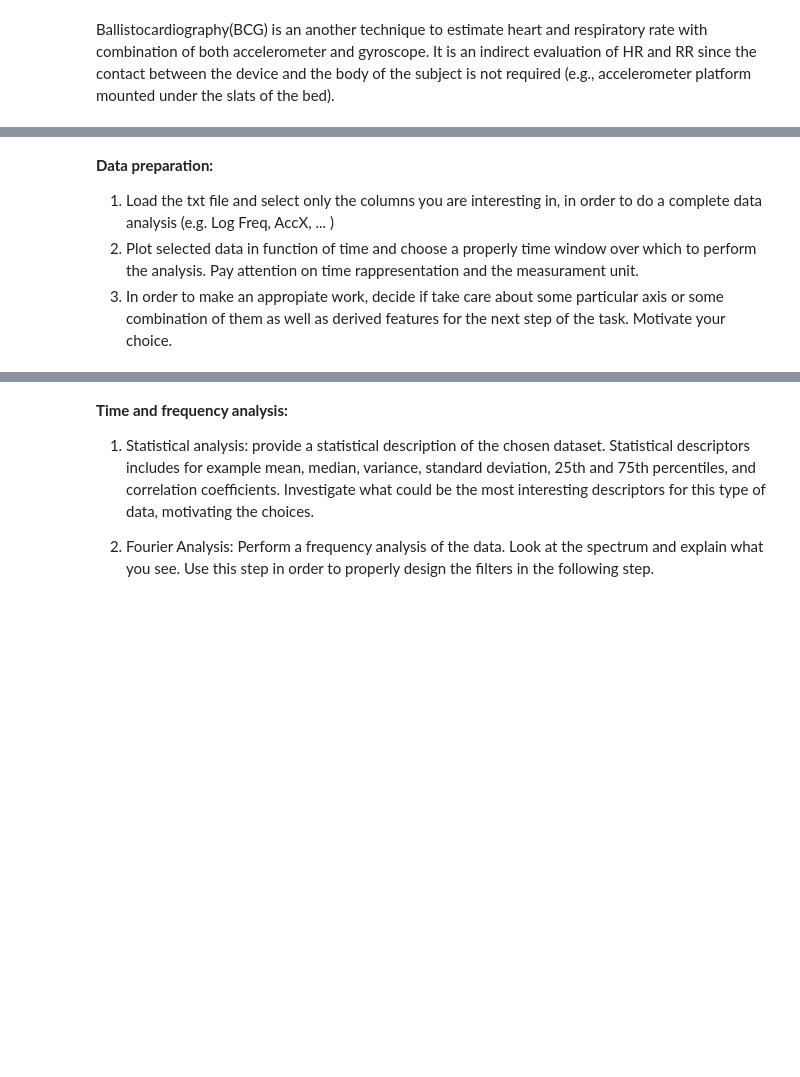
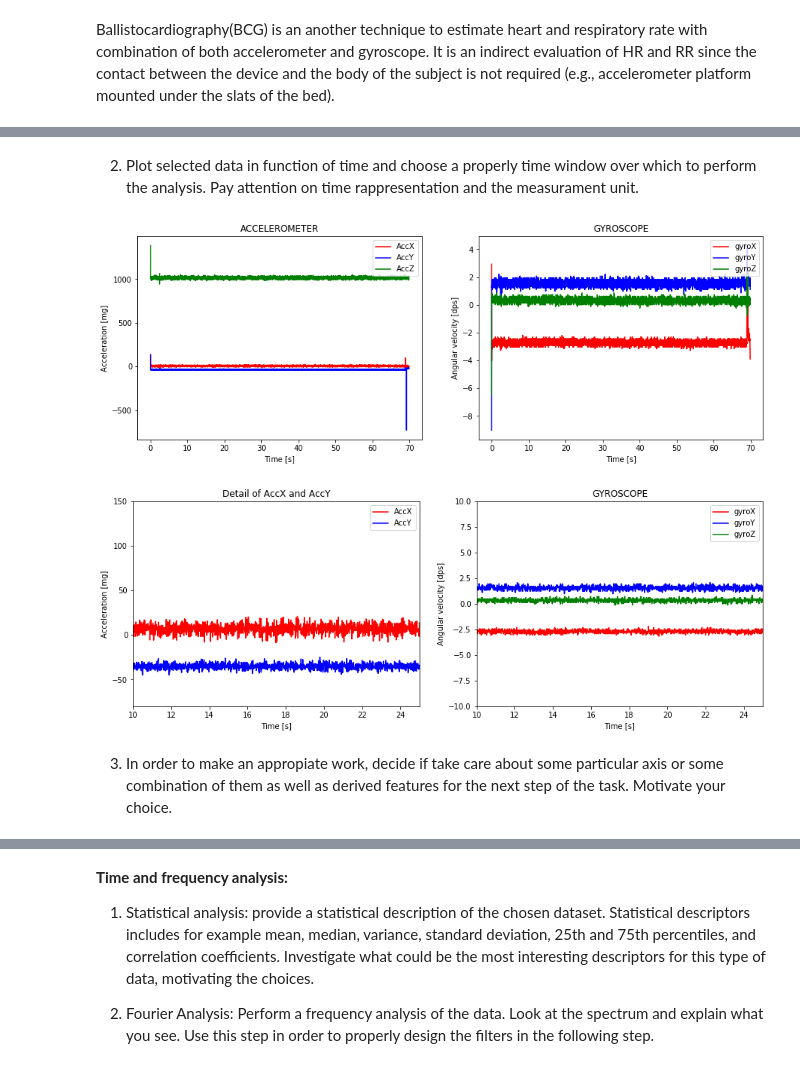
Before and after one commit to CrostaBot/HeartRateEstimation, a Jupyter notebook: BCG.ipynb, the cells around one changed output, grey strips where cells are left out. Cells and saved outputs as stored; diff of their text form; code cells hidden in the pictures; blank space fills up the shorter version.

```diff
--- a/BCG.ipynb
+++ b/BCG.ipynb
@@ -5,6 +51,56 @@ Ballistocardiography(BCG) is an another technique to estimate heart and respirat
+# %% [markdown]
+2. Plot selected data in function of time and choose a properly time window over which to perform the analysis. Pay attention on time rappresentation and the measurament unit.
+# %%
+##### PLOT OF THE DATA #####
+
+# create the subplots
+figure, axis = plt.subplots(1,2, figsize = (15,5))
+
+# plot the accelerometer's data
+axis[0].plot(time,accX,'r',label = 'AccX')
+axis[0].plot(time,accY,'b',label = 'AccY')
+axis[0].plot(time,accZ,'g',label = 'AccZ')
+axis[0].set_xlabel('Time [s]')
+axis[0].set_ylabel('Acceleration [mg]')
+axis[0].set_title('ACCELEROMETER')
+axis[0].legend(loc = 1)
+
+#plot the gyroscope's data
+axis[1].plot(time,gyroX,'r',label = 'gyroX')
+axis[1].plot(time,gyroY,'b',label = 'gyroY')
+axis[1].plot(time,gyroZ,'g',label = 'gyroZ')
+axis[1].set_xlabel('Time [s]')
+axis[1].set_ylabel('Angular velocity [dps]')
+axis[1].set_title('GYROSCOPE')
+axis[1].legend(loc = 1)
+
+# create the subplots for a detail of the previous ones
+figure, axis = plt.subplots(1,2, figsize = (15,5))
+
+# plot a detail of the accelerometer plot
+axis[0].plot(time,accX,'r',label = 'AccX')
+axis[0].plot(time,accY,'b',label = 'AccY')
+axis[0].set_xlabel('Time [s]')
+axis[0].set_ylabel('Acceleration [mg]')
+axis[0].set_title('Detail of AccX and AccY')
+axis[0].set_ylim([-80,150])
+axis[0].set_xlim([10,25])
+axis[0].legend(loc = 1)
+
+# plot a detail of the gyroscope plot
+axis[1].plot(time,gyroX,'r',label = 'gyroX')
+axis[1].plot(time,gyroY,'b',label = 'gyroY')
+axis[1].plot(time,gyroZ,'g',label = 'gyroZ')
+axis[1].set_xlabel('Time [s]')
+axis[1].set_ylabel('Angular velocity [dps]')
+axis[1].set_title('GYROSCOPE')
+axis[1].set_ylim([-10,10])
+axis[1].set_xlim([10,25])
+axis[1].legend(loc = 1)
+
+plt.show()
+# %% [output]
+[figure, added]
+[figure, added]
 # %% [markdown]
-**Data preparation:**
-
-1. Load the txt file and select only the columns you are interesting in, in order to do a complete data analysis (e.g. Log Freq, AccX, ... )
-2. Plot selected data in function of time and choose a properly time window over which to perform the analysis. Pay attention on time rappresentation and the measurament unit.
 3. In order to make an appropiate work, decide if take care about some particular axis or some combination of them as well as derived features for the next step of the task. Motivate your choice.
```
Also changed, not shown: parts of 10 cells of this notebook, 1 other file.
